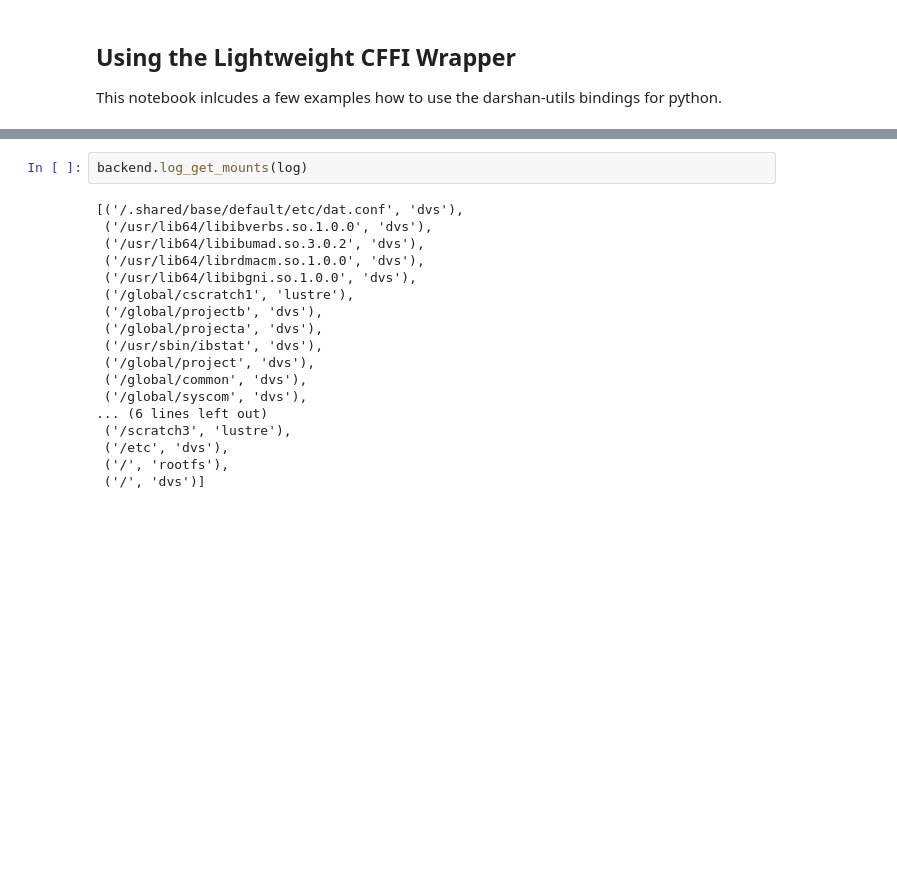
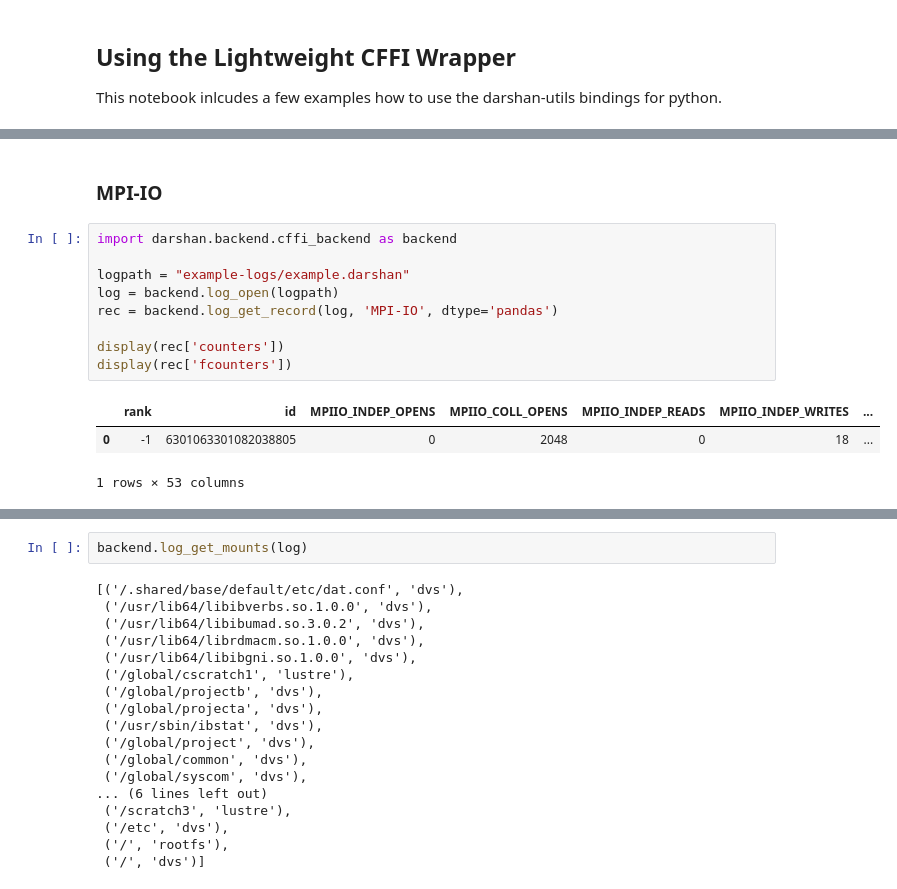
Before and after one commit to darshan-hpc/darshan, a Jupyter notebook: darshan-util/pydarshan/examples/04_darshan-low-level-cffi-interface.ipynb, the cells around one changed output, grey strips where cells are left out. Saved outputs shown, nothing was run; the diff lists cells and outputs as text; blank space fills up the shorter version.

```diff
--- a/darshan-util/pydarshan/examples/04_darshan-low-level-cffi-interface.ipynb
+++ b/darshan-util/pydarshan/examples/04_darshan-low-level-cffi-interface.ipynb
@@ -65,0 +58,15 @@ print(mpirec)
+# %% [markdown]
+### MPI-IO
+# %%
+import darshan.backend.cffi_backend as backend
+
+logpath = "example-logs/example.darshan"
+log = backend.log_open(logpath)
+rec = backend.log_get_record(log, 'MPI-IO', dtype='pandas')
+
+display(rec['counters'])
+display(rec['fcounters'])
+# %% [output]
+|  | rank | id | MPIIO_INDEP_OPENS | MPIIO_COLL_OPENS | MPIIO_INDEP_READS | MPIIO_INDEP_WRITES | ... |
+| 0 | -1 | 6301063301082038805 | 0 | 2048 | 0 | 18 | ... |
+1 rows × 53 columns
```
Also changed, not shown: parts of 25 cells of this notebook, 4 other files.
